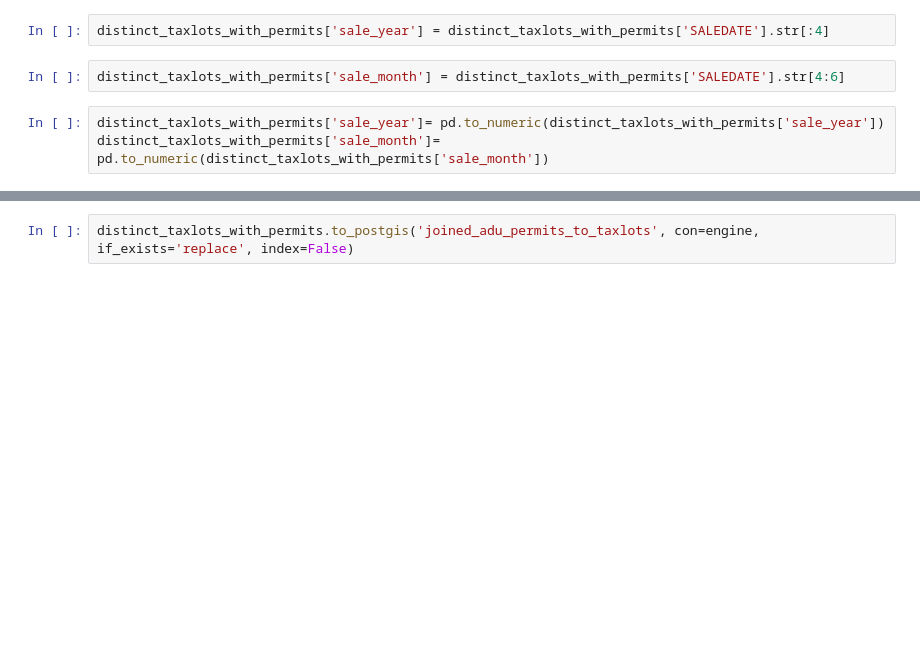
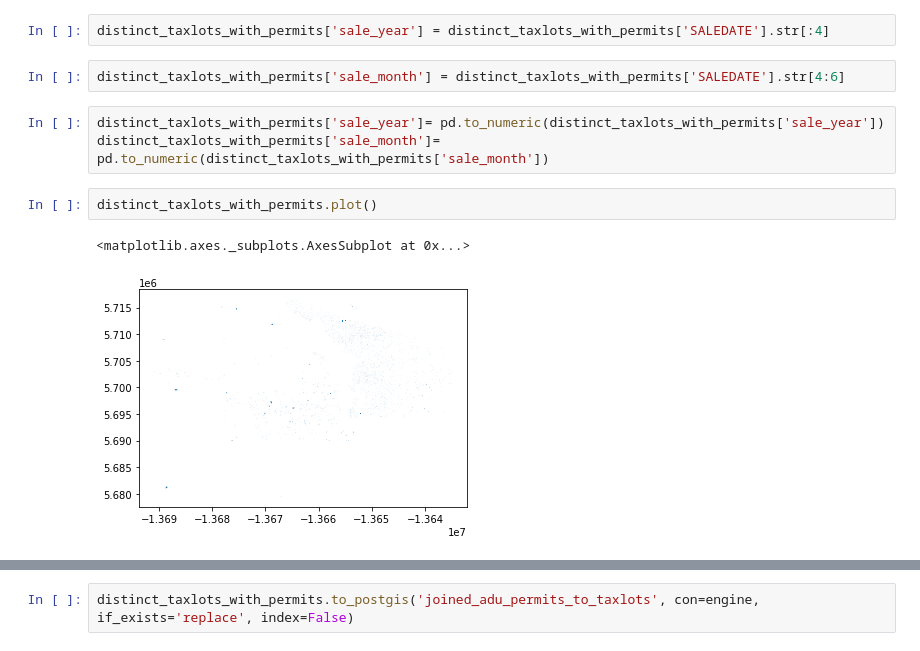
Before and after one commit to buchmayne/adyou, a Jupyter notebook: permits/Analysis-ADU-Permits.ipynb, the cells around one changed output, grey strips where cells are left out. Saved outputs shown, nothing was run; the diff lists cells and outputs as text; blank space fills up the shorter version.

```diff
--- a/permits/Analysis-ADU-Permits.ipynb
+++ b/permits/Analysis-ADU-Permits.ipynb
@@ -130,3 +221,8 @@ distinct_taxlots_with_permits['sale_month'] = distinct_taxlots_with_permits['SAL
 # %%
 distinct_taxlots_with_permits['sale_year']= pd.to_numeric(distinct_taxlots_with_permits['sale_year'])
 distinct_taxlots_with_permits['sale_month']= pd.to_numeric(distinct_taxlots_with_permits['sale_month'])
+# %%
+distinct_taxlots_with_permits.plot()
+# %% [output]
+<matplotlib.axes._subplots.AxesSubplot at 0x...>
+[figure, added]
```
Also changed, not shown: parts of 17 cells of this notebook.
